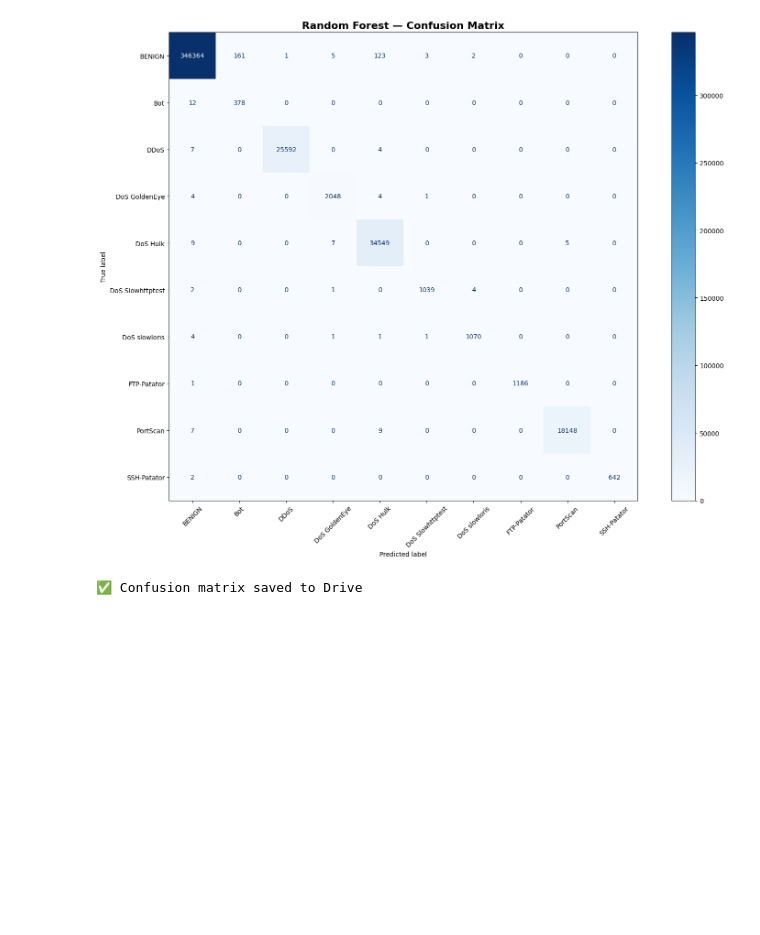
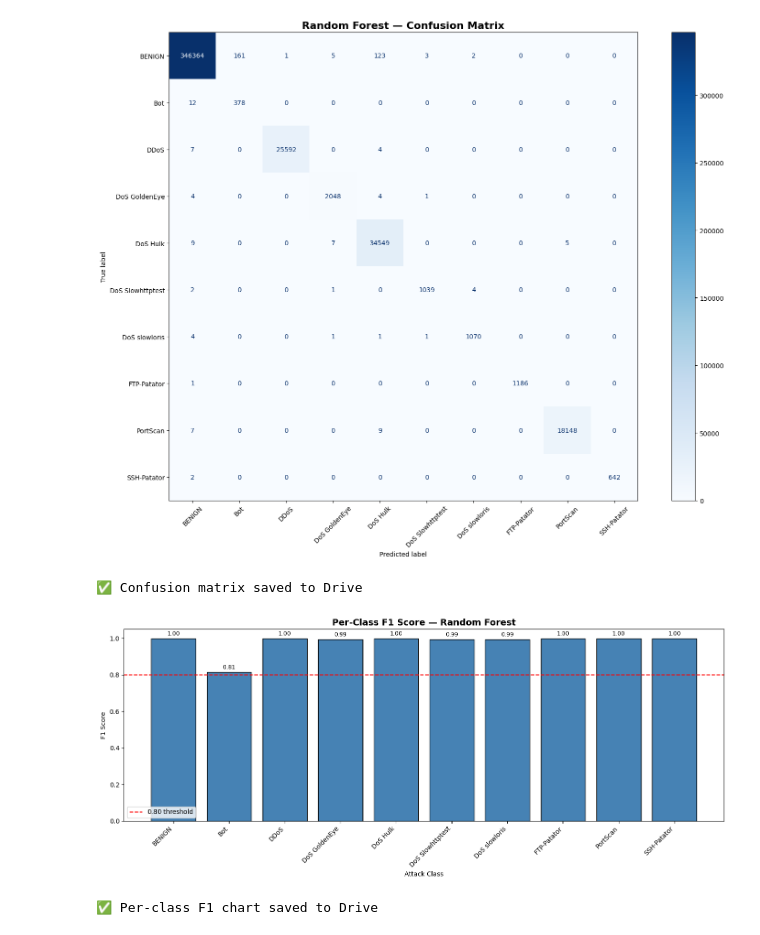
Before and after one commit to GEO-HACK/watchtower-ml, a Jupyter notebook: notebooks/random_trainer.ipynb, the cells around one changed output. Drawn from its saved outputs; the diff is of its cells as text; code cells hidden in the pictures; blank space fills up the shorter version.

```diff
--- a/notebooks/random_trainer.ipynb
+++ b/notebooks/random_trainer.ipynb
@@ -41,6 +44,10 @@ X_train = np.load(BASE + 'X_train.npy')
 X_test  = np.load(BASE + 'X_test.npy')
 y_train = np.load(BASE + 'y_train.npy')
 y_test  = np.load(BASE + 'y_test.npy')
+
+# .pkl for fitted objects
+le       = joblib.load(BASE + 'label_encoder.pkl')
+pipeline = joblib.load(BASE + 'preprocessing_pipeline.pkl')
 # %%
 print(f"X_train shape : {X_train.shape}")
 print(f"X_test shape  : {X_test.shape}")
@@ -174,3 +172,30 @@ print("✅ Confusion matrix saved to Drive")
 # %% [output]
 [figure]
 ✅ Confusion matrix saved to Drive
+# %%
+from sklearn.metrics import f1_score
+
+per_class_f1 = f1_score(y_test, y_pred, average=None)
+
+plt.figure(figsize=(14, 6))
+bars = plt.bar(le.classes_, per_class_f1, color='steelblue', edgecolor='black')
+plt.axhline(y=0.80, color='red', linestyle='--', label='0.80 threshold')
+plt.title('Per-Class F1 Score — Random Forest', fontsize=14, fontweight='bold')
+plt.xlabel('Attack Class')
+plt.ylabel('F1 Score')
+plt.xticks(rotation=45, ha='right')
+plt.ylim(0, 1.05)
+plt.legend()
+
+# Annotate bars with values
+for bar, val in zip(bars, per_class_f1):
+    plt.text(bar.get_x() + bar.get_width() / 2, bar.get_height() + 0.01,
+             f'{val:.2f}', ha='center', va='bottom', fontsize=9)
+
+plt.tight_layout()
+plt.savefig(BASE + 'rf_per_class_f1.png', dpi=150)
+plt.show()
+print("✅ Per-class F1 chart saved to Drive")
+# %% [output]
+[figure, added]
+✅ Per-class F1 chart saved to Drive
```
Also changed, not shown: parts of 7 cells of this notebook.
